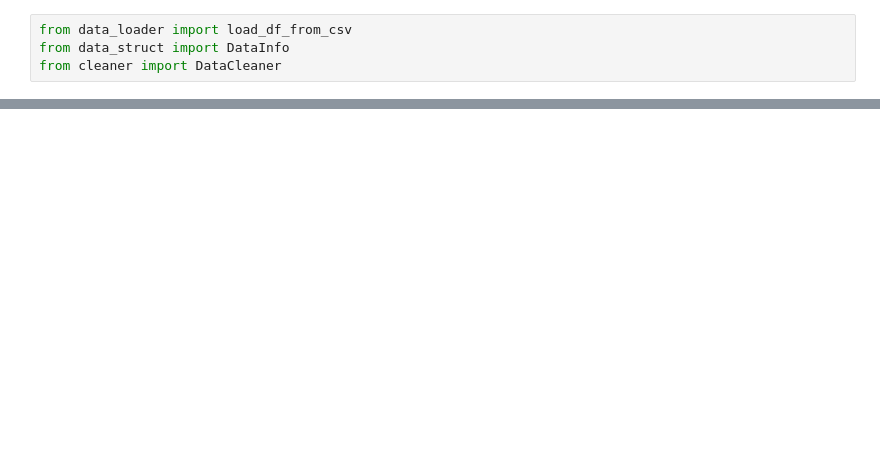
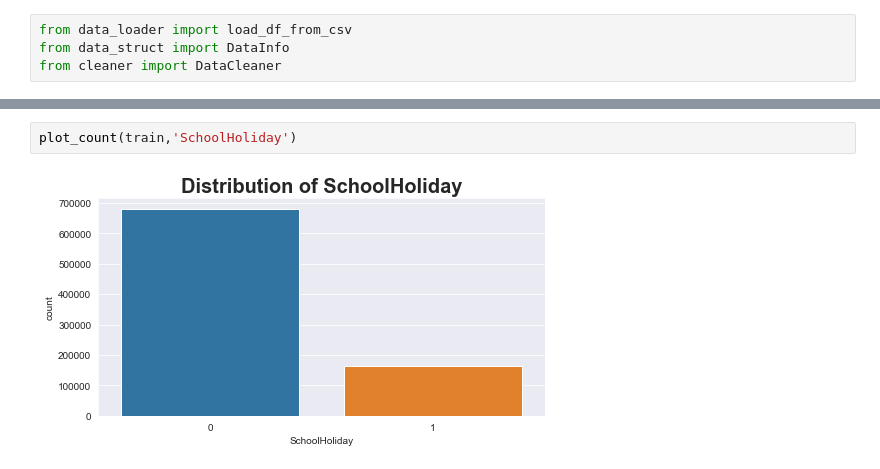
Before and after one commit to bwibokhaabi/pharma-sales, a Jupyter notebook: notebooks/eda.ipynb, the cells around one changed output, grey strips where cells are left out. Drawn from its saved outputs; the diff is of its cells as text; blank space fills up the shorter version.

```diff
--- a/notebooks/eda.ipynb
+++ b/notebooks/eda.ipynb
@@ -82,0 +265,4 @@ for dataset in (train_df,test_df):
+# %%
+plot_count(train,'SchoolHoliday')
+# %% [output]
+[figure, added]
```
Also changed, not shown: parts of 104 cells of this notebook, 19 other files.
